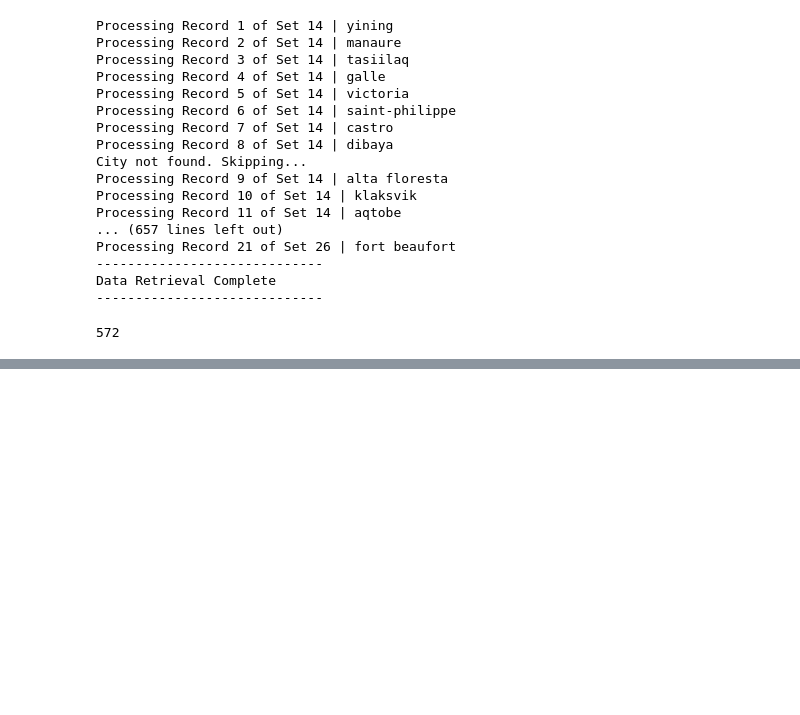
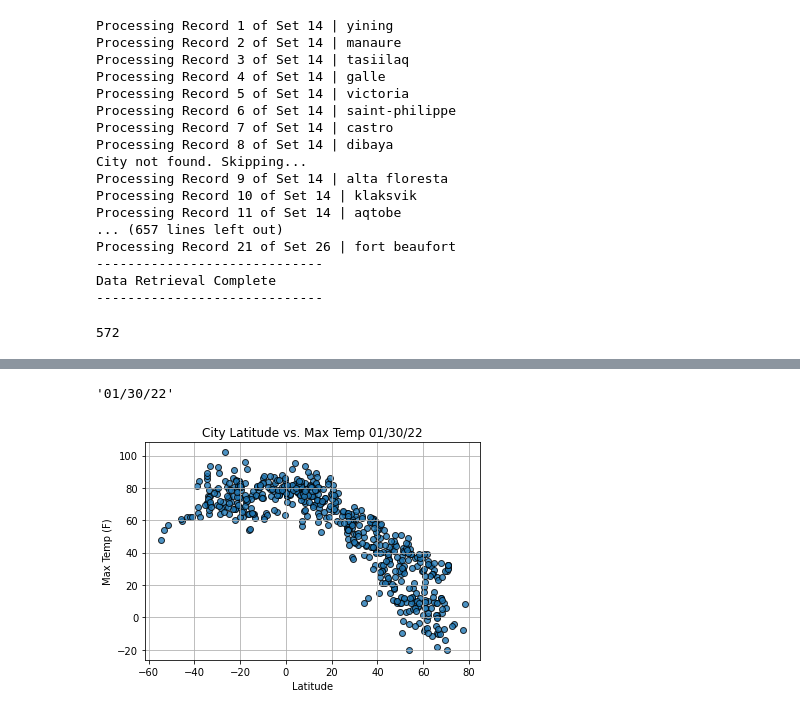
Before and after one commit to Gdreyes172/World_Weather_Analysis, a Jupyter notebook: WeatherPy.ipynb, the cells around one changed output, grey strips where cells are left out. Saved outputs shown, nothing was run; the diff lists cells and outputs as text; code cells hidden in the pictures; blank space fills up the shorter version.

```diff
--- a/WeatherPy.ipynb
+++ b/WeatherPy.ipynb
@@ -277,3 +278,36 @@ city_data_df.head(10)
 output_data_file = "weather_data/cities.csv"
 # Export the City_Data into a CSV.
 city_data_df.to_csv(output_data_file, index_label="City_ID")
+# %%
+# Get today's date in seconds
+today = time.strftime("%x")
+today
+# %% [output]
+'01/30/22'
+# %%
+# Extract relevant fields from the DataFrame for plotting.
+lats = city_data_df["Lat"]
+max_temps = city_data_df["Max Temp"]
+humidity = city_data_df["Humidity"]
+cloudiness = city_data_df["Cloudiness"]
+wind_speed = city_data_df["Wind Speed"]
+
+# Build a scatter plot with latitude vs max temp
+plt.scatter(lats,
+           max_temps,
+           edgecolor="black", linewidth=1, marker="o",
+           alpha=0.8, label="Cities")
+
+# Incororate the other graph properties
+plt.title(F"City Latitude vs. Max Temp" + " " + time.strftime("%x"))
+plt.ylabel("Max Temp (F)")
+plt.xlabel("Latitude")
+plt.grid(True)
+
+# Save the figure
+plt.savefig("weather_data/Fig1.png", bbox_inches='tight')
+
+# Show plot
+plt.show()
+# %% [output]
+[figure, added]
```
Also changed, not shown: parts of 22 cells of this notebook, 5 other files.
